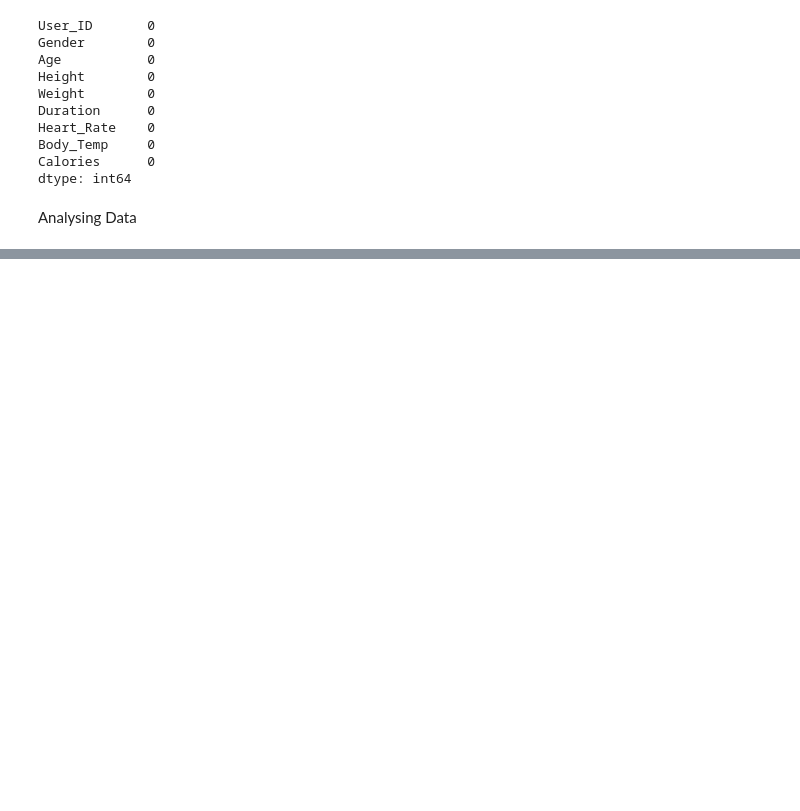
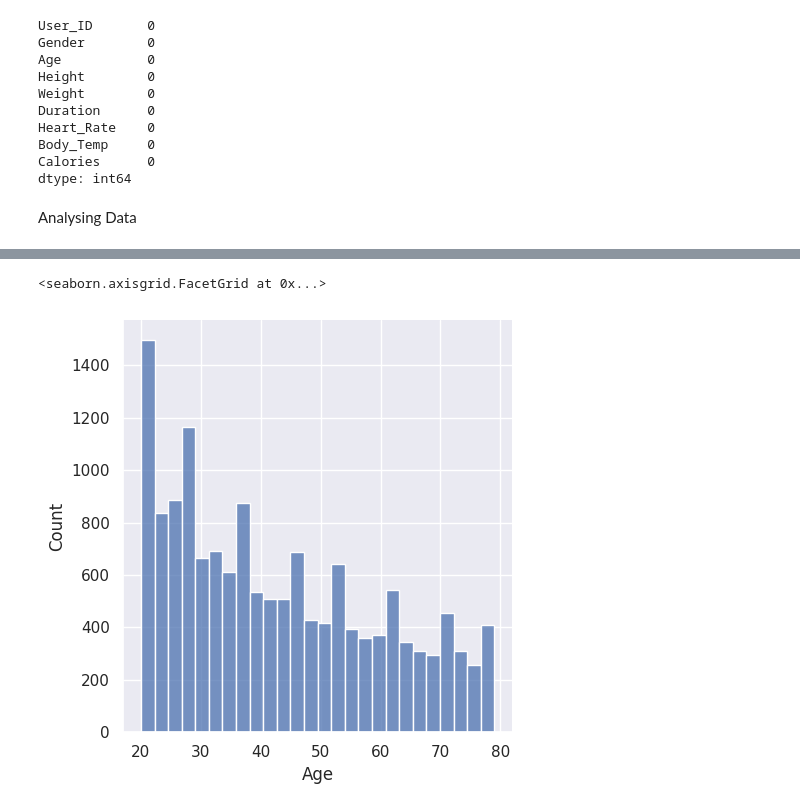
Before and after one commit to Abhyuday-Dev/Calories-burn-predictor, a Jupyter notebook: Calories_burnt.ipynb, the cells around one changed output, grey strips where cells are left out. Cells and saved outputs as stored; diff of their text form; code cells hidden in the pictures; blank space fills up the shorter version.

```diff
--- a/Calories_burnt.ipynb
+++ b/Calories_burnt.ipynb
@@ -99,0 +95,6 @@ calories_data.describe()
+# %%
+#finding the distribution of "age" column
+sns.displot(calories_data['Age'])
+# %% [output]
+<seaborn.axisgrid.FacetGrid at 0x...>
+[figure, added]
```
Also changed, not shown: parts of 6 cells of this notebook.
